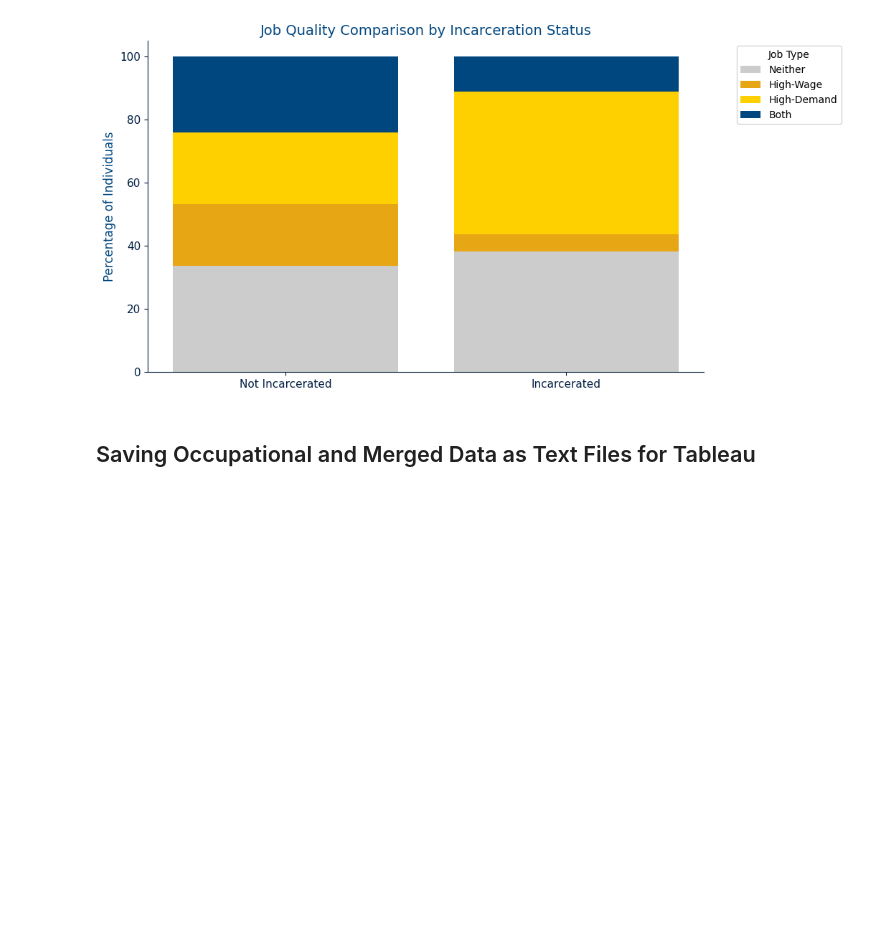
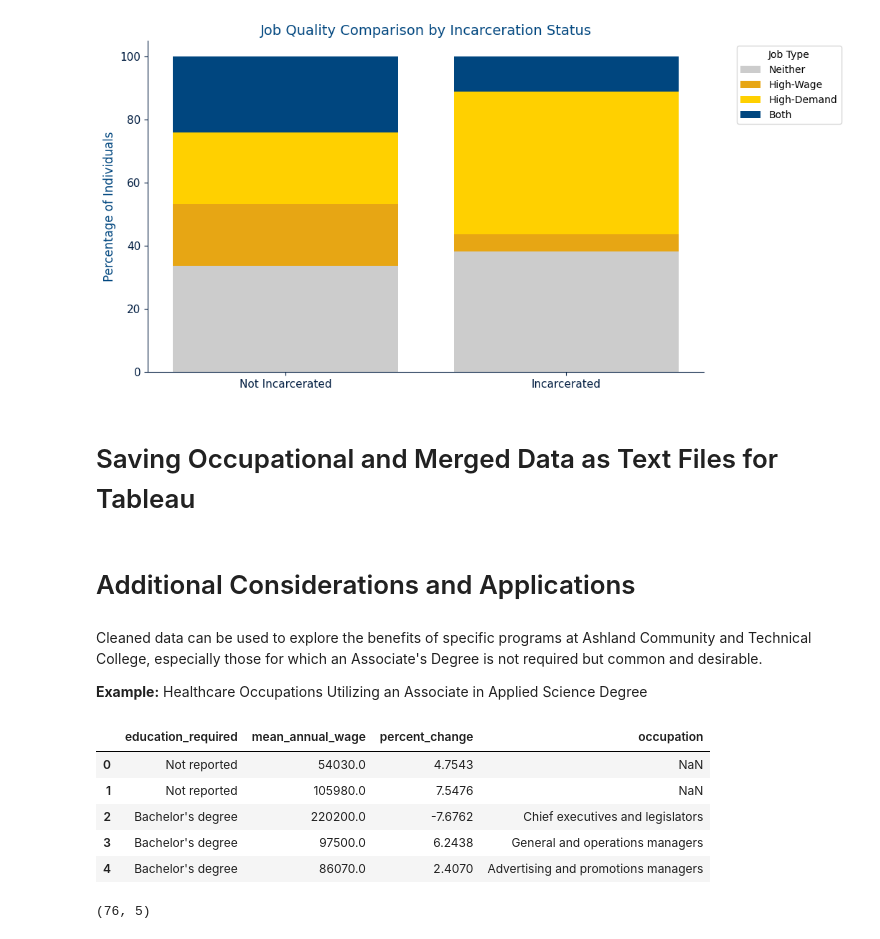
Before and after one commit to ashley-skidmore/prison_to_profession, a Jupyter notebook: main.ipynb, the cells around one changed output. Drawn from its saved outputs; the diff is of its cells as text; code cells hidden in the pictures; blank space fills up the shorter version.

```diff
--- a/main.ipynb
+++ b/main.ipynb
@@ -402,7 +404,47 @@ plt.show()
 Plot saved to: plots\stacked_bar_job_quality.png
 [figure]
 # %% [markdown]
-## Saving Occupational and Merged Data as Text Files for Tableau
+# Saving Occupational and Merged Data as Text Files for Tableau
 # %%
 oo_df.to_csv("data/oo_data.csv", index=False)
 all_data.to_csv("data/all_data.csv", index=False)
+# %% [markdown]
+# Additional Considerations and Applications
+# %% [markdown]
+Cleaned data can be used to explore the benefits of specific programs at Ashland Community and Technical College, especially those for which an Associate's Degree is not required but common and desirable.
+
+**Example:** Healthcare Occupations Utilizing an Associate in Applied Science Degree
+# %%
+# Mapping occupation column to descriptive job titles (previously done with merged all_data but needs to be done for just the occupational data)
+
+# Loading crosswalk
+crosswalk_path = "docs/job_code_crosswalk.xlsx"
+raw_crosswalk = pd.read_excel(crosswalk_path, sheet_name="NEM SOC ACS crosswalk", header=None)
+
+# Extracting relevant rows and columns
+crosswalk_df = raw_crosswalk.iloc[5:, [1, 4]]  # Columns 1 = SOC, 4 = Title
+crosswalk_df.columns = ['Matrix Occupation Code', 'ACS Occupational Title']
+
+# Cleaning and mapping
+crosswalk_df['Matrix Occupation Code'] = (
+    pd.to_numeric(crosswalk_df['Matrix Occupation Code'].str.replace('-', ''), errors='coerce')
+    .dropna()
+    .astype(int)
+    .astype(str)
+    .str.zfill(6)
+)
+crosswalk_df = crosswalk_df.dropna(subset=['ACS Occupational Title'])
+
+occupation_map = dict(zip(crosswalk_df['Matrix Occupation Code'], crosswalk_df['ACS Occupational Title']))
+
+# Mapping in place and re-filling nulls with 'Not employed'
+oo_df['occupation'] = oo_df['occupation'].map(occupation_map)
+
+oo_df.head()
+# %% [output]
+|  | education_required | mean_annual_wage | percent_change | occupation |
+| 0 | Not reported | 54030.0 | 4.7543 | NaN |
+| 1 | Not reported | 105980.0 | 7.5476 | NaN |
+| 2 | Bachelor's degree | 220200.0 | -7.6762 | Chief executives and legislators |
+| 3 | Bachelor's degree | 97500.0 | 6.2438 | General and operations managers |
+| 4 | Bachelor's degree | 86070.0 | 2.4070 | Advertising and promotions managers |
@@ -408,0 +472,4 @@ all_data.to_csv("data/all_data.csv", index=False)
+# %%
+actc_df.shape
+# %% [output]
+(76, 5)
```
Also changed, not shown: parts of 11 cells of this notebook, 2 other files.
